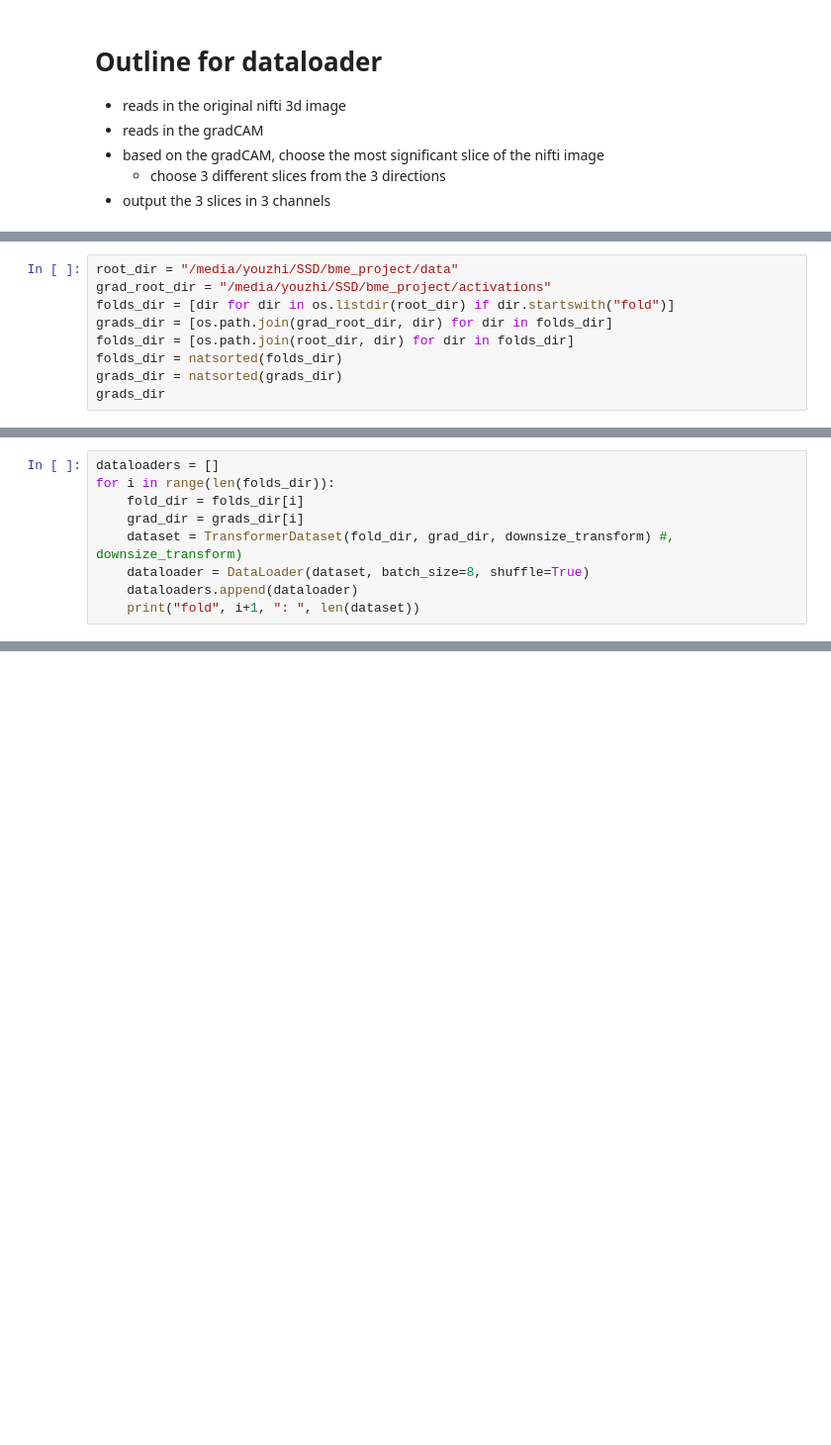
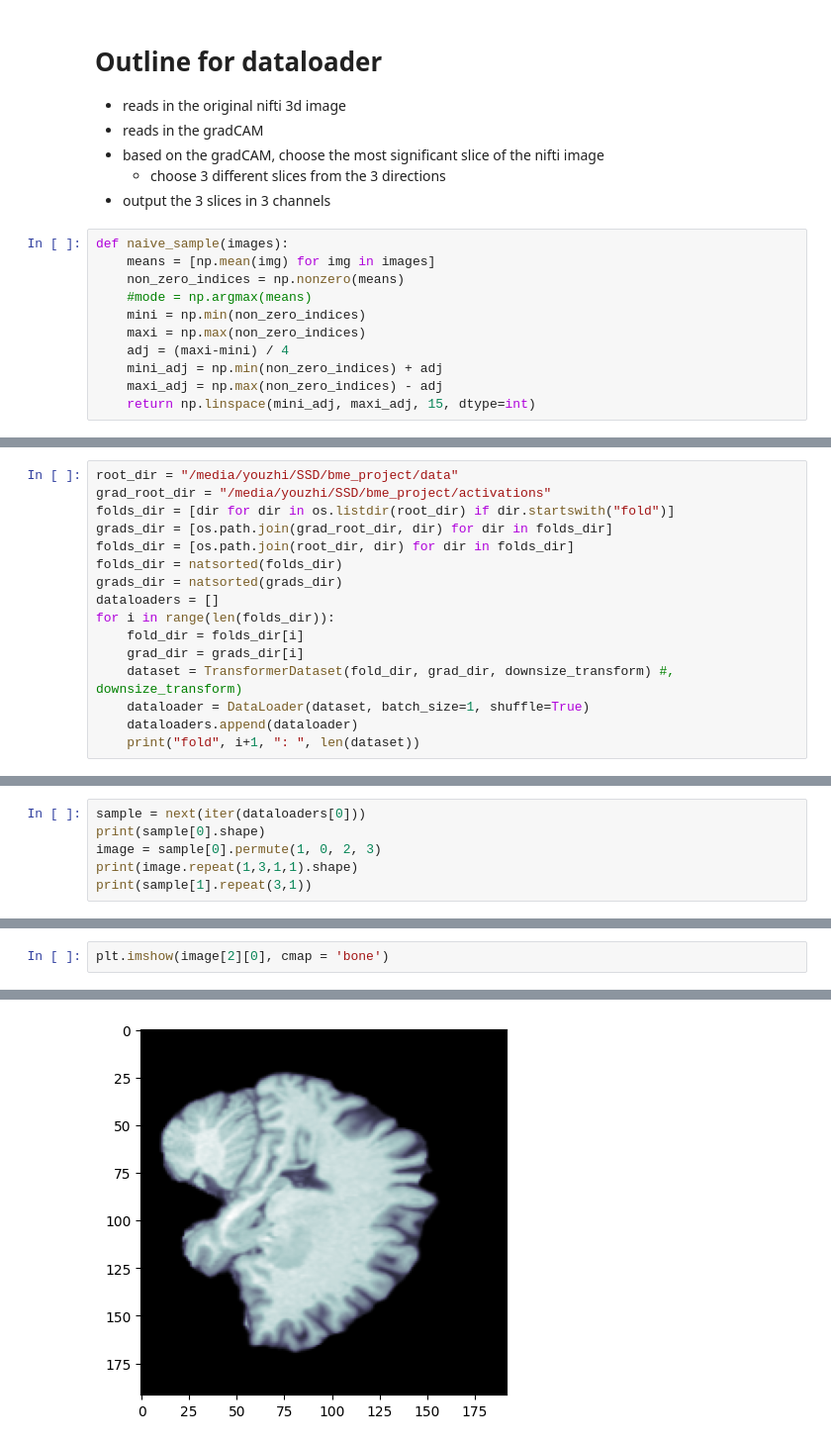
Before and after one commit to youzhiw/SCZ_classfication, a Jupyter notebook: dataloader_transformer.ipynb, the cells around one changed output, grey strips where cells are left out. Shown at 99% size. Cells and saved outputs as stored; diff of their text form; blank space fills up the shorter version.

Commit message:
changed dataloader for transformer to use different slices, tried unfreezing layers in transformer.ipynb

```diff
--- a/dataloader_transformer.ipynb
+++ b/dataloader_transformer.ipynb
@@ -28,6 +28,17 @@ import torch.nn.functional as F
 - based on the gradCAM, choose the most significant slice of the nifti image
     - choose 3 different slices from the 3 directions
 - output the 3 slices in 3 channels
+# %%
+def naive_sample(images):
+    means = [np.mean(img) for img in images]
+    non_zero_indices = np.nonzero(means)
+    #mode = np.argmax(means)
+    mini = np.min(non_zero_indices)
+    maxi = np.max(non_zero_indices)
+    adj = (maxi-mini) / 4
+    mini_adj = np.min(non_zero_indices) + adj
+    maxi_adj = np.max(non_zero_indices) - adj
+    return np.linspace(mini_adj, maxi_adj, 15, dtype=int)
 # %%
 def downsize_transform(data):
     target_size = (192, 192, 192)
@@ -127,5 +124,12 @@ grads_dir = [os.path.join(grad_root_dir, dir) for dir in folds_dir]
 folds_dir = [os.path.join(root_dir, dir) for dir in folds_dir]
 folds_dir = natsorted(folds_dir)
 grads_dir = natsorted(grads_dir)
-grads_dir
+dataloaders = []
+for i in range(len(folds_dir)):
+    fold_dir = folds_dir[i]
+    grad_dir = grads_dir[i]
+    dataset = TransformerDataset(fold_dir, grad_dir, downsize_transform) #, downsize_transform)
+    dataloader = DataLoader(dataset, batch_size=1, shuffle=True)
+    dataloaders.append(dataloader)
+    print("fold", i+1, ": ", len(dataset))
 # %% [output]
@@ -142,9 +145,0 @@ grads_dir
-# %%
-dataloaders = []
-for i in range(len(folds_dir)):
-    fold_dir = folds_dir[i]
-    grad_dir = grads_dir[i]
-    dataset = TransformerDataset(fold_dir, grad_dir, downsize_transform) #, downsize_transform)
-    dataloader = DataLoader(dataset, batch_size=8, shuffle=True)
-    dataloaders.append(dataloader)
-    print("fold", i+1, ": ", len(dataset))
@@ -181,0 +146,6 @@ torch.Size([8, 2])
+# %%
+sample = next(iter(dataloaders[0]))
+print(sample[0].shape)
+image = sample[0].permute(1, 0, 2, 3)
+print(image.repeat(1,3,1,1).shape)
+print(sample[1].repeat(3,1))
@@ -181,0 +160,3 @@ torch.Size([8, 2])
+# %%
+plt.imshow(image[2][0], cmap = 'bone')
+# %% [output]
@@ -181,0 +164 @@ torch.Size([8, 2])
+[figure, added]
```
Also changed, not shown: parts of 7 cells of this notebook, 1 other file.
